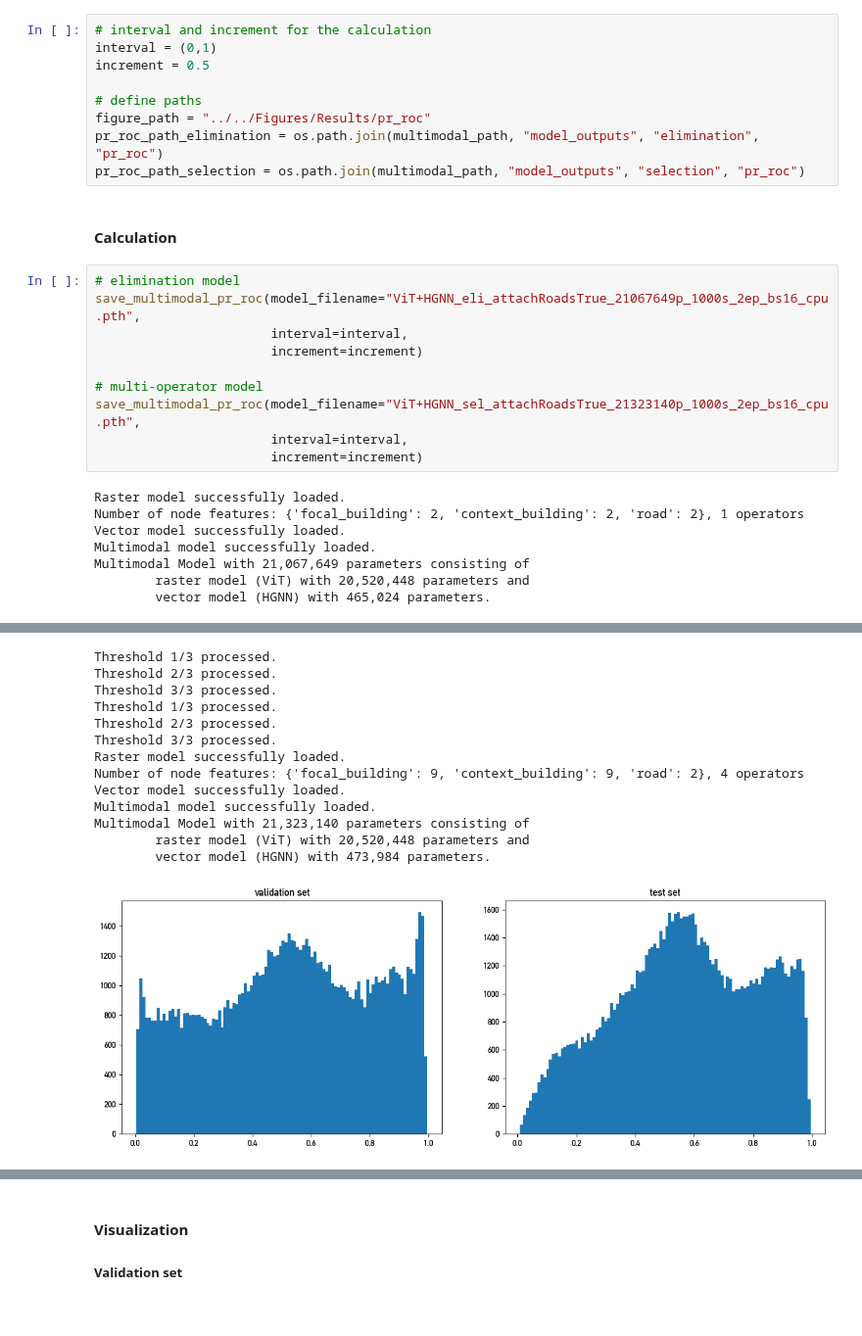
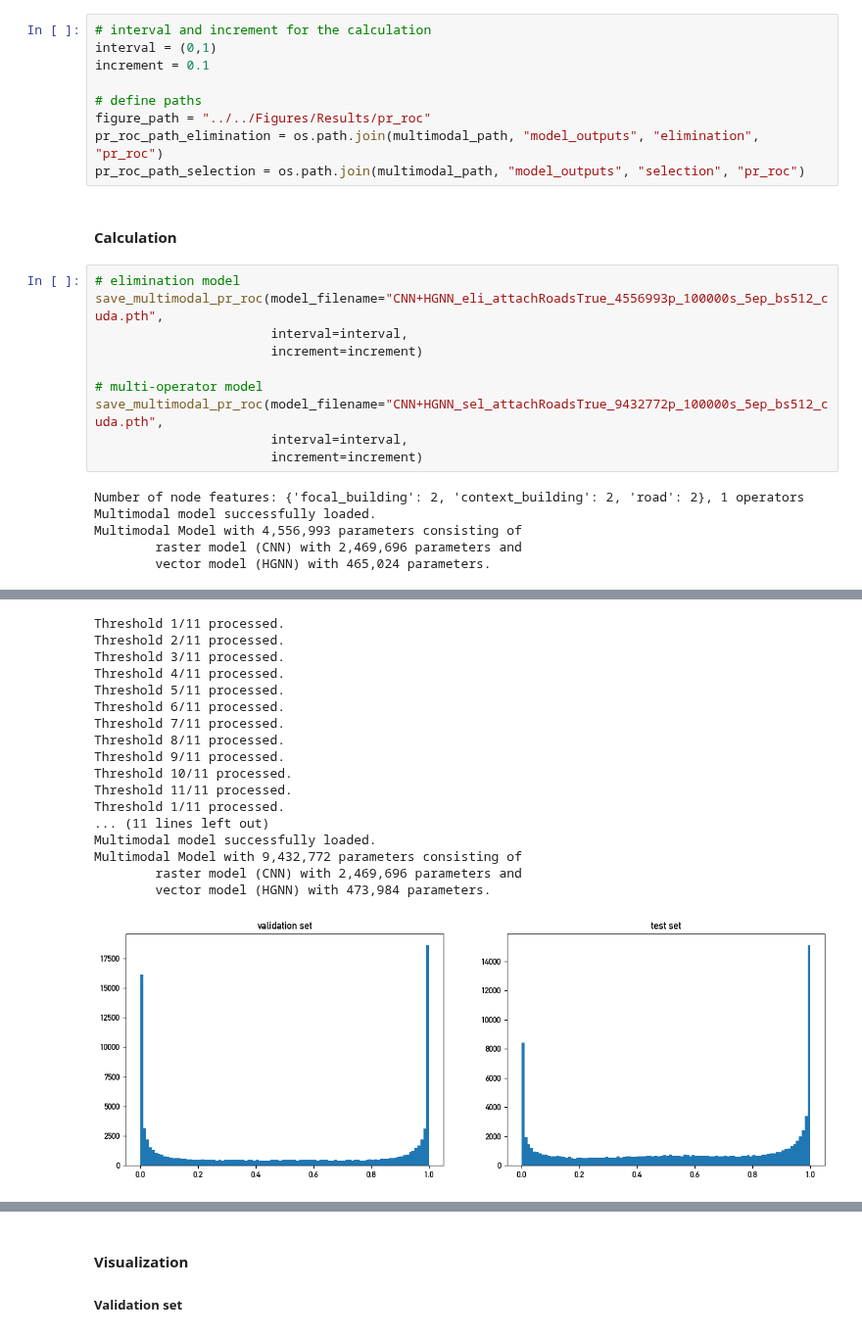
Before and after one commit to jorissenn/genops, a Jupyter notebook: 42_multimodal_model_evaluation.ipynb, the cells around one changed output, grey strips where cells are left out. Shown at 98% size. Drawn from its saved outputs; the diff is of its cells as text.

Commit message:
evaluated multimodal model

```diff
--- a/42_multimodal_model_evaluation.ipynb
+++ b/42_multimodal_model_evaluation.ipynb
@@ -241,7 +241,7 @@ def save_multimodal_pr_roc(model_filename, interval, increment):
 # %%
 # interval and increment for the calculation
 interval = (0,1)
-increment = 0.5
+increment = 0.1
 
 # define paths
 figure_path = "../../Figures/Results/pr_roc"
@@ -251,19 +251,17 @@ pr_roc_path_selection = os.path.join(multimodal_path, "model_outputs", "selectio
 #### Calculation
 # %%
 # elimination model
-save_multimodal_pr_roc(model_filename="ViT+HGNN_eli_attachRoadsTrue_21067649p_1000s_2ep_bs16_cpu.pth",
+save_multimodal_pr_roc(model_filename="CNN+HGNN_eli_attachRoadsTrue_4556993p_100000s_5ep_bs512_cuda.pth",
                        interval=interval,
                        increment=increment)
 
 # multi-operator model
-save_multimodal_pr_roc(model_filename="ViT+HGNN_sel_attachRoadsTrue_21323140p_1000s_2ep_bs16_cpu.pth",
+save_multimodal_pr_roc(model_filename="CNN+HGNN_sel_attachRoadsTrue_9432772p_100000s_5ep_bs512_cuda.pth",
                        interval=interval,
                        increment=increment)
 # %% [output]
-Raster model successfully loaded.
 Number of node features: {'focal_building': 2, 'context_building': 2, 'road': 2}, 1 operators
-Vector model successfully loaded.
 Multimodal model successfully loaded.
-Multimodal Model with 21,067,649 parameters consisting of
-        raster model (ViT) with 20,520,448 parameters and
+Multimodal Model with 4,556,993 parameters consisting of
+        raster model (CNN) with 2,469,696 parameters and
         vector model (HGNN) with 465,024 parameters.
@@ -271,14 +269,18 @@ Multimodal Model with 21,067,649 parameters consisting of
-Threshold 1/3 processed.
-Threshold 2/3 processed.
-Threshold 3/3 processed.
-Threshold 1/3 processed.
-Threshold 2/3 processed.
-Threshold 3/3 processed.
-Raster model successfully loaded.
-Number of node features: {'focal_building': 9, 'context_building': 9, 'road': 2}, 4 operators
-Vector model successfully loaded.
+Threshold 1/11 processed.
+Threshold 2/11 processed.
+Threshold 3/11 processed.
+Threshold 4/11 processed.
+Threshold 5/11 processed.
+Threshold 6/11 processed.
+Threshold 7/11 processed.
+Threshold 8/11 processed.
+Threshold 9/11 processed.
+Threshold 10/11 processed.
+Threshold 11/11 processed.
+Threshold 1/11 processed.
+... (11 lines left out)
 Multimodal model successfully loaded.
-Multimodal Model with 21,323,140 parameters consisting of
-        raster model (ViT) with 20,520,448 parameters and
+Multimodal Model with 9,432,772 parameters consisting of
+        raster model (CNN) with 2,469,696 parameters and
         vector model (HGNN) with 473,984 parameters.
-[figure, old version]
+[figure, new version]
```
Also changed, not shown: parts of 5 cells of this notebook, 2 other files.
